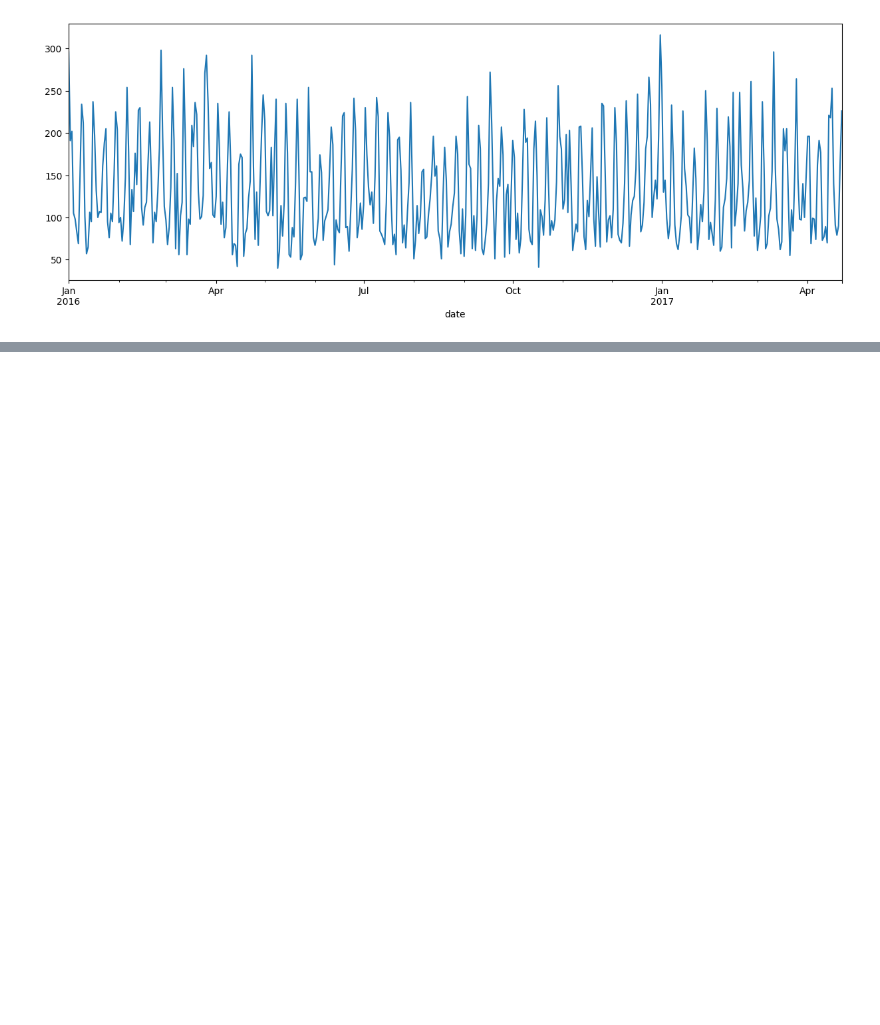
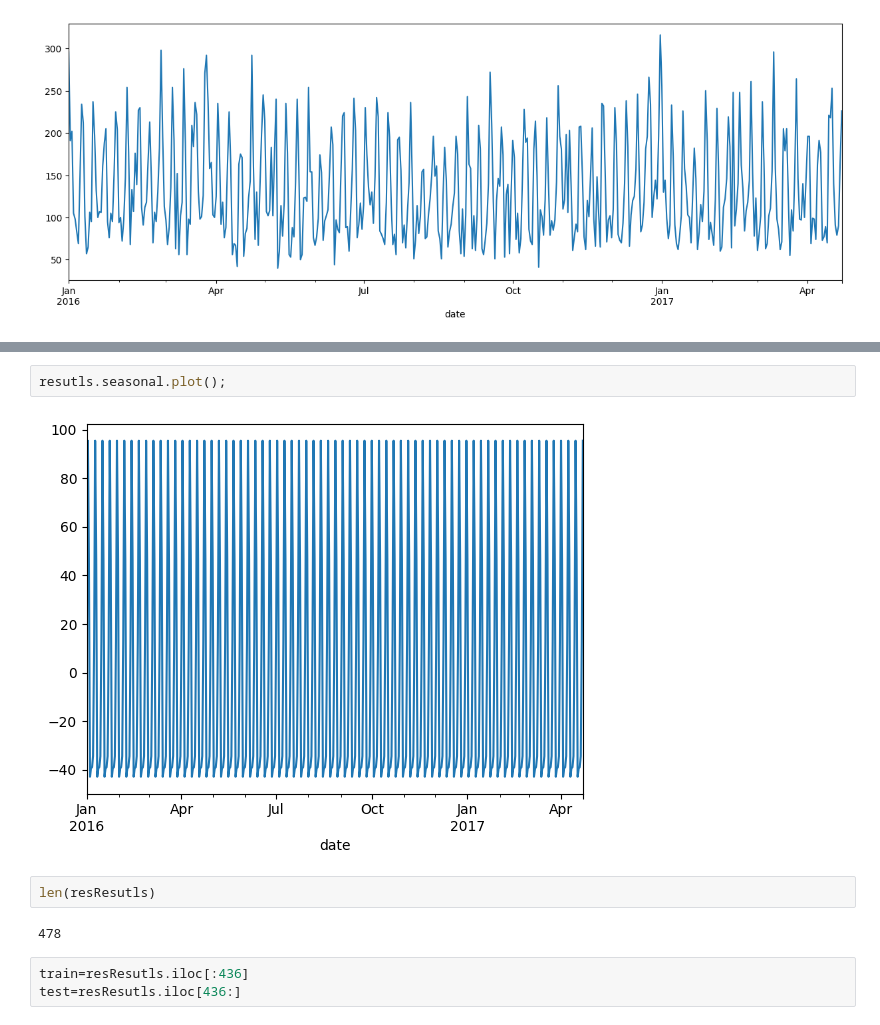
Before and after one commit to nmaiya/ColabTimeSeries, a Jupyter notebook: SARIMAX_1.ipynb, the cells around one changed output, grey strips where cells are left out. Drawn from its saved outputs; the diff is of its cells as text; blank space fills up the shorter version.

```diff
--- a/SARIMAX_1.ipynb
+++ b/SARIMAX_1.ipynb
@@ -69,0 +104,11 @@ ax
+# %%
+resutls.seasonal.plot();
+# %% [output]
+[figure, added]
+# %%
+len(resResutls)
+# %% [output]
+478
+# %%
+train=resResutls.iloc[:436]
+test=resResutls.iloc[436:]
```
Also changed, not shown: parts of 20 cells of this notebook.
